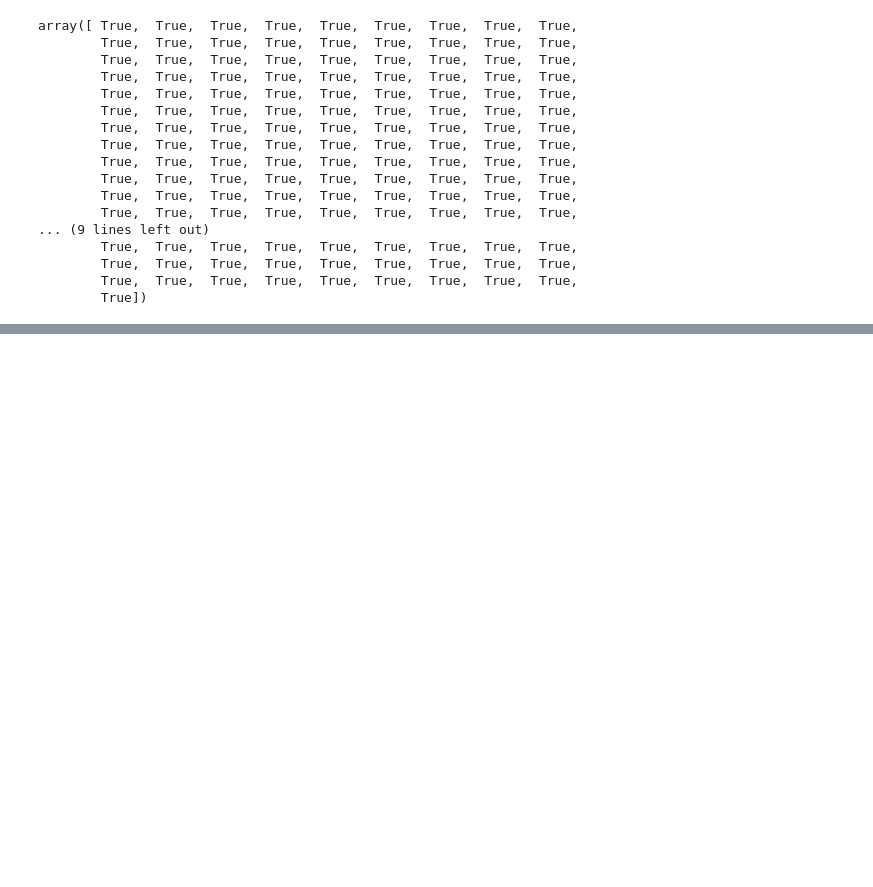
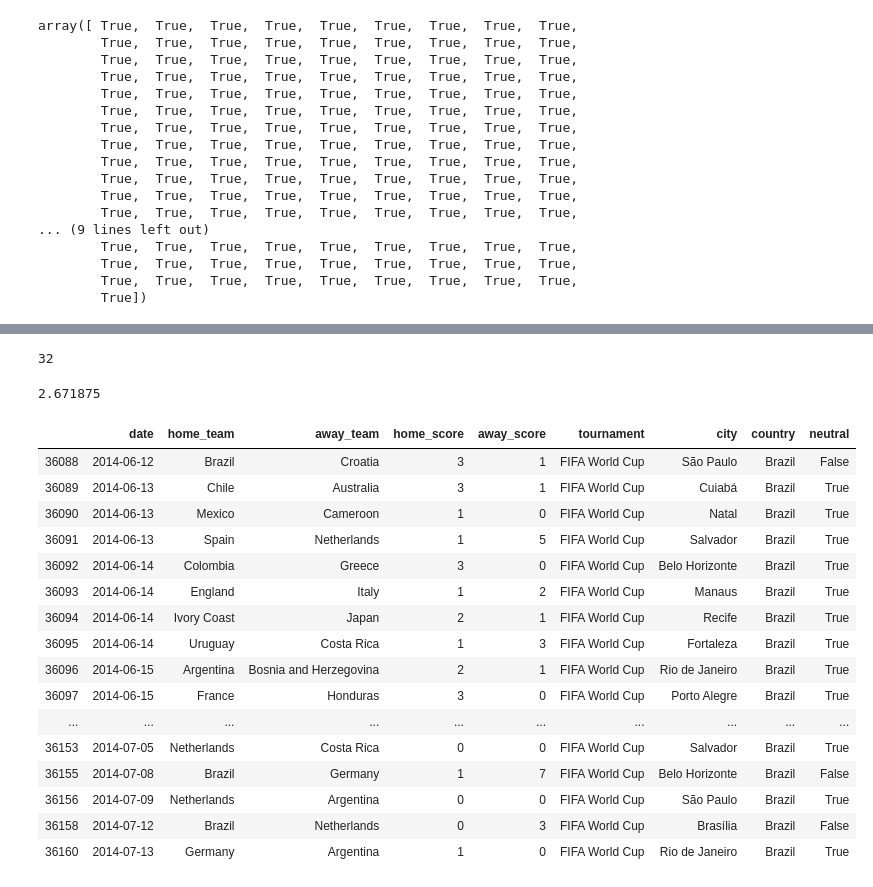
Before and after one commit to com-480-data-visualization/com-480-project-le-kfc, a Jupyter notebook: Preprocessing.ipynb, the cells around one changed output, grey strips where cells are left out. Cells and saved outputs as stored; diff of their text form; code cells hidden in the pictures; blank space fills up the shorter version.

Commit message:
History text and display done, need to implement a chronological visualization

```diff
--- a/Preprocessing.ipynb
+++ b/Preprocessing.ipynb
@@ -161,0 +128,3 @@ array(['Afghanistan', 'Albania', 'Algeria', 'American Samoa', 'Andorra',
+# %%
+pd.set_option('display.max_rows', 2000)
+data_1930_1950['tournament'].unique()
@@ -161,0 +186,31 @@ array(['Afghanistan', 'Albania', 'Algeria', 'American Samoa', 'Andorra',
+# %%
+a = data[data['date'].apply(lambda s: int(s[:4])>= 2014 and int(s[:4])<2015)]
+# %%
+a = a[a['tournament']=='FIFA World Cup']
+len(set(a['home_team'].unique()).union(set(a['away_team'].unique())))
+# %% [output]
+32
+# %%
+(a['home_score'].sum()+a['away_score'].sum())/len(a)
+# %% [output]
+2.671875
+# %%
+a
+# %% [output]
+|  | date | home_team | away_team | home_score | away_score | tournament | city | country | neutral |
+| 36088 | 2014-06-12 | Brazil | Croatia | 3 | 1 | FIFA World Cup | São Paulo | Brazil | False |
+| 36089 | 2014-06-13 | Chile | Australia | 3 | 1 | FIFA World Cup | Cuiabá | Brazil | True |
+| 36090 | 2014-06-13 | Mexico | Cameroon | 1 | 0 | FIFA World Cup | Natal | Brazil | True |
+| 36091 | 2014-06-13 | Spain | Netherlands | 1 | 5 | FIFA World Cup | Salvador | Brazil | True |
+| 36092 | 2014-06-14 | Colombia | Greece | 3 | 0 | FIFA World Cup | Belo Horizonte | Brazil | True |
+| 36093 | 2014-06-14 | England | Italy | 1 | 2 | FIFA World Cup | Manaus | Brazil | True |
+| 36094 | 2014-06-14 | Ivory Coast | Japan | 2 | 1 | FIFA World Cup | Recife | Brazil | True |
+| 36095 | 2014-06-14 | Uruguay | Costa Rica | 1 | 3 | FIFA World Cup | Fortaleza | Brazil | True |
+| 36096 | 2014-06-15 | Argentina | Bosnia and Herzegovina | 2 | 1 | FIFA World Cup | Rio de Janeiro | Brazil | True |
+| 36097 | 2014-06-15 | France | Honduras | 3 | 0 | FIFA World Cup | Porto Alegre | Brazil | True |
+| ... | ... | ... | ... | ... | ... | ... | ... | ... | ... |
+| 36153 | 2014-07-05 | Netherlands | Costa Rica | 0 | 0 | FIFA World Cup | Salvador | Brazil | True |
+| 36155 | 2014-07-08 | Brazil | Germany | 1 | 7 | FIFA World Cup | Belo Horizonte | Brazil | False |
+| 36156 | 2014-07-09 | Netherlands | Argentina | 0 | 0 | FIFA World Cup | São Paulo | Brazil | True |
+| 36158 | 2014-07-12 | Brazil | Netherlands | 0 | 3 | FIFA World Cup | Brasília | Brazil | False |
+| 36160 | 2014-07-13 | Germany | Argentina | 1 | 0 | FIFA World Cup | Rio de Janeiro | Brazil | True |
```
Also changed, not shown: parts of 8 cells of this notebook, 29 other files.
